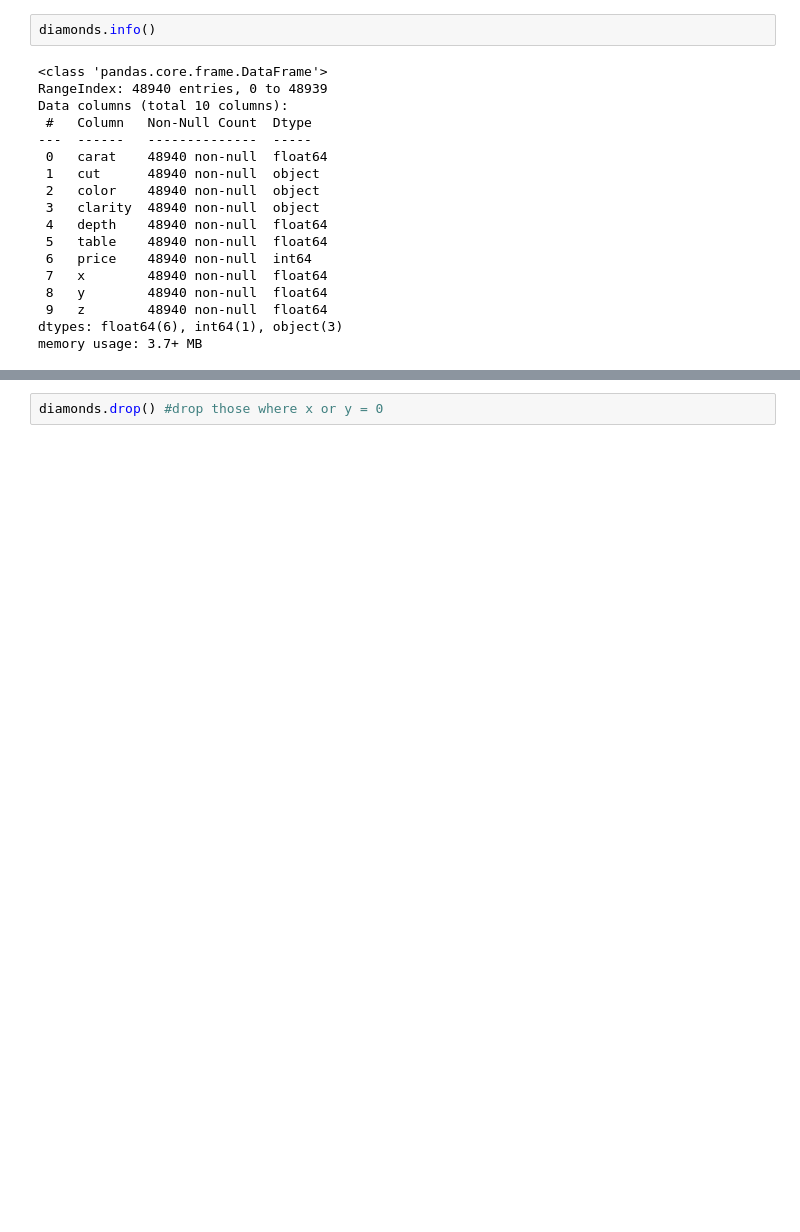
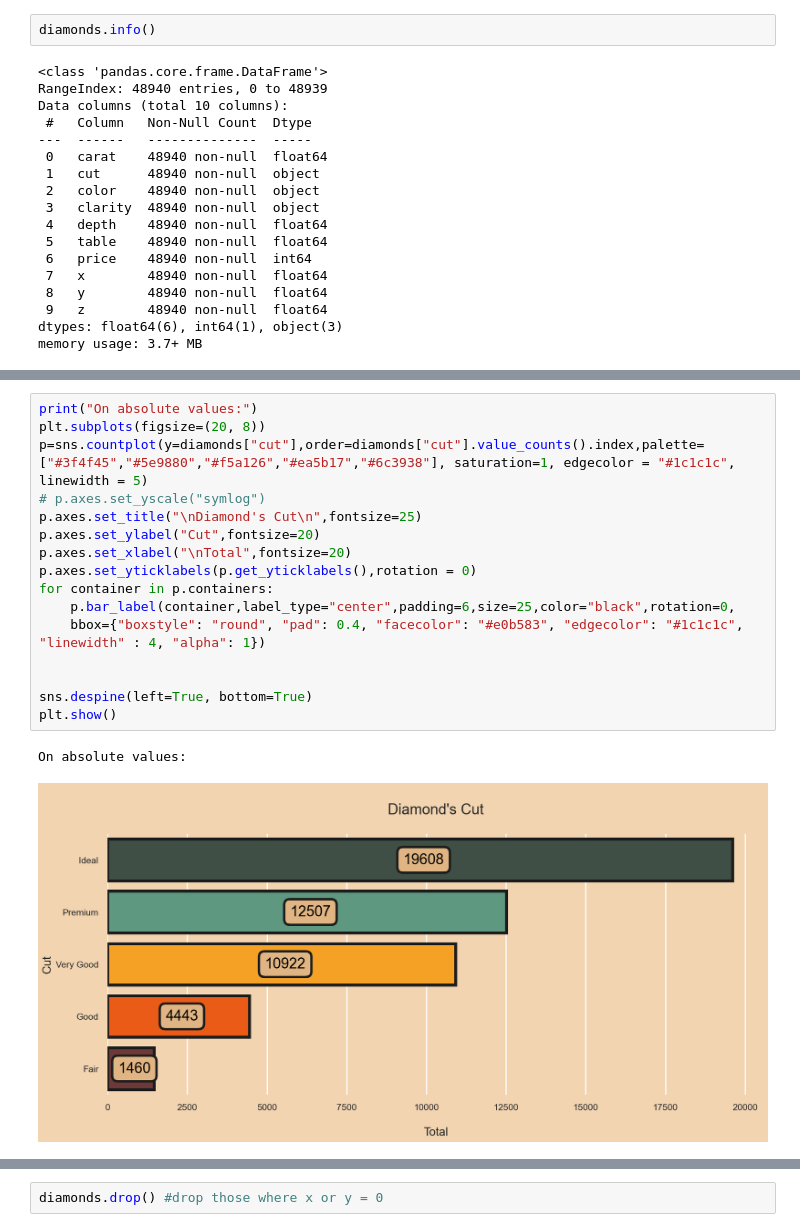
Before and after one commit to hbatistuzzo/Diamonds_regression, a Jupyter notebook: diamonds_henrique.ipynb, the cells around one changed output, grey strips where cells are left out. Saved outputs shown, nothing was run; the diff lists cells and outputs as text; blank space fills up the shorter version.

```diff
--- a/diamonds_henrique.ipynb
+++ b/diamonds_henrique.ipynb
@@ -83,0 +163,19 @@ diamonds.describe(exclude=[np.number])
+# %%
+print("On absolute values:")
+plt.subplots(figsize=(20, 8))
+p=sns.countplot(y=diamonds["cut"],order=diamonds["cut"].value_counts().index,palette=["#3f4f45","#5e9880","#f5a126","#ea5b17","#6c3938"], saturation=1, edgecolor = "#1c1c1c", linewidth = 5)
+# p.axes.set_yscale("symlog")
+p.axes.set_title("\nDiamond's Cut\n",fontsize=25)
+p.axes.set_ylabel("Cut",fontsize=20)
+p.axes.set_xlabel("\nTotal",fontsize=20)
+p.axes.set_yticklabels(p.get_yticklabels(),rotation = 0)
+for container in p.containers:
+    p.bar_label(container,label_type="center",padding=6,size=25,color="black",rotation=0,
+    bbox={"boxstyle": "round", "pad": 0.4, "facecolor": "#e0b583", "edgecolor": "#1c1c1c", "linewidth" : 4, "alpha": 1})
+
+
+sns.despine(left=True, bottom=True)
+plt.show()
+# %% [output]
+On absolute values:
+[figure, added]
```
Also changed, not shown: parts of 22 cells of this notebook, 3 other files.
